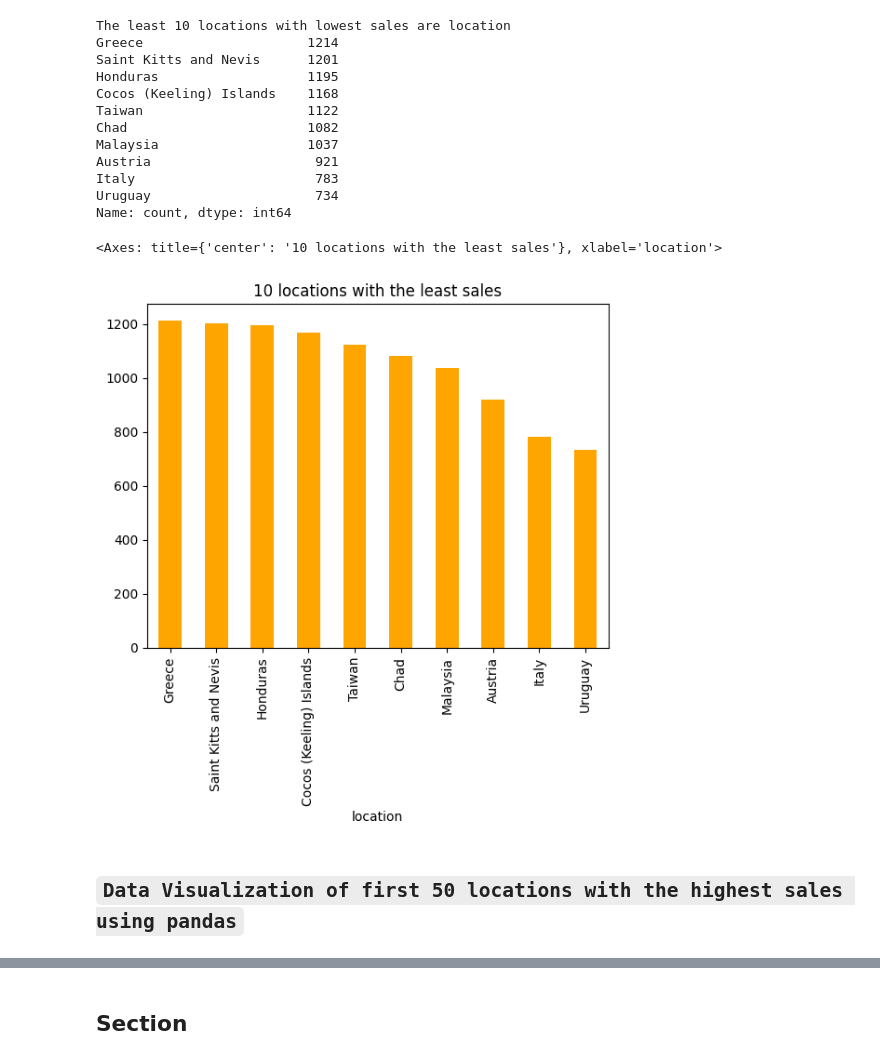
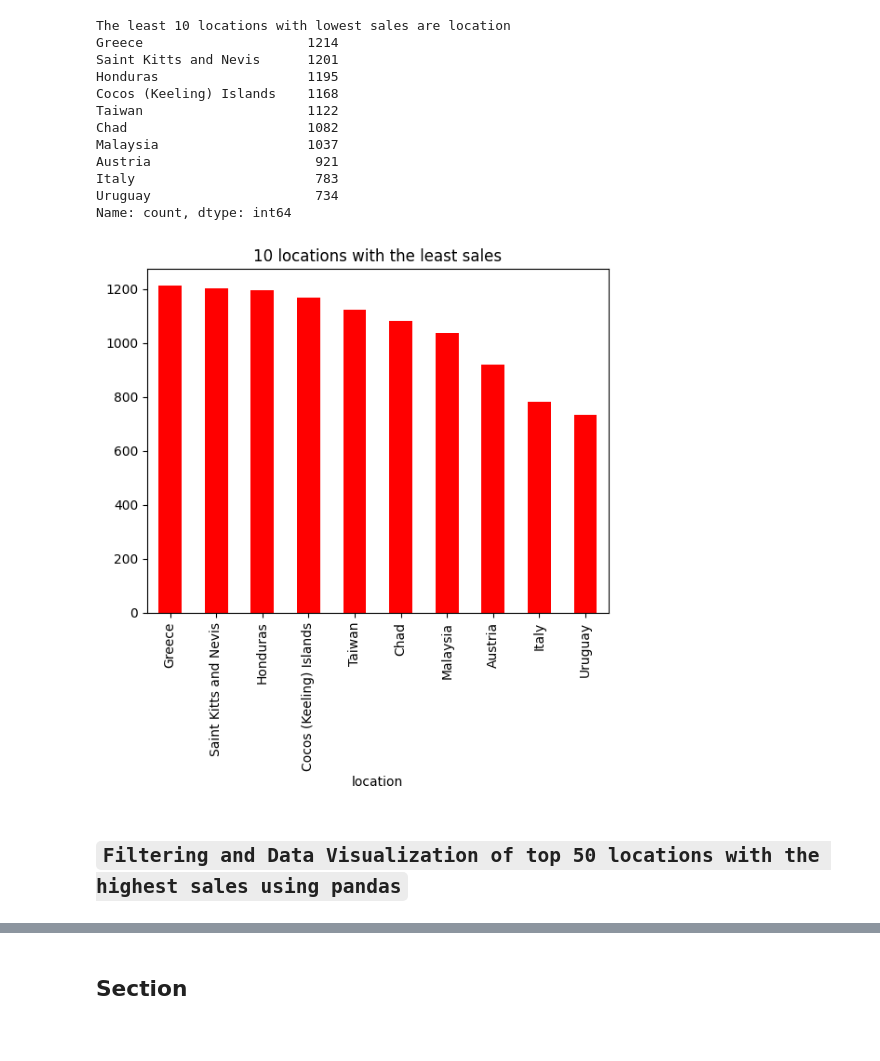
Before and after one commit to DuoDduo/AI-fellowship-module-2, a Jupyter notebook: Tasks/Task15/task_15.ipynb, the cells around one changed output, grey strips where cells are left out. Drawn from its saved outputs; the diff is of its cells as text; code cells hidden in the pictures.

```diff
--- a/Tasks/Task15/task_15.ipynb
+++ b/Tasks/Task15/task_15.ipynb
@@ -268,12 +220,11 @@ Italy                       783
 Uruguay                     734
 Name: count, dtype: int64
 # %%
-# plotting the chart for the last 10 locations with the least sales
-sales.index.value_counts().tail(10).plot(kind = "bar", color = "orange", title = "10 locations with the least sales")
+# plotting the barchart for the last 10 locations with the least sales
+ten_least_sales= sales.index.value_counts().tail(10).plot(kind = "bar", color = "red", title = "10 locations with the least sales")
 # %% [output]
-<Axes: title={'center': '10 locations with the least sales'}, xlabel='location'>
-[figure, old version]
+[figure, new version]
 # %% [markdown]
-## `Data Visualization of first 50 locations with the highest sales using pandas`
+## `Filtering and Data Visualization of top 50 locations with the highest sales using pandas`
 # %%
 # this checks the top 10 locations with highest sales
```
Also changed, not shown: parts of 95 cells of this notebook, 2 other files.
